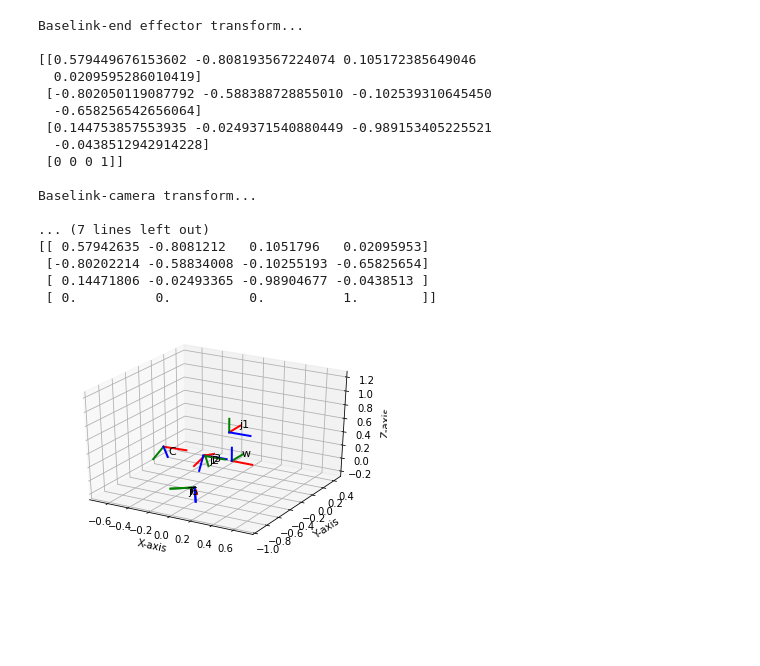
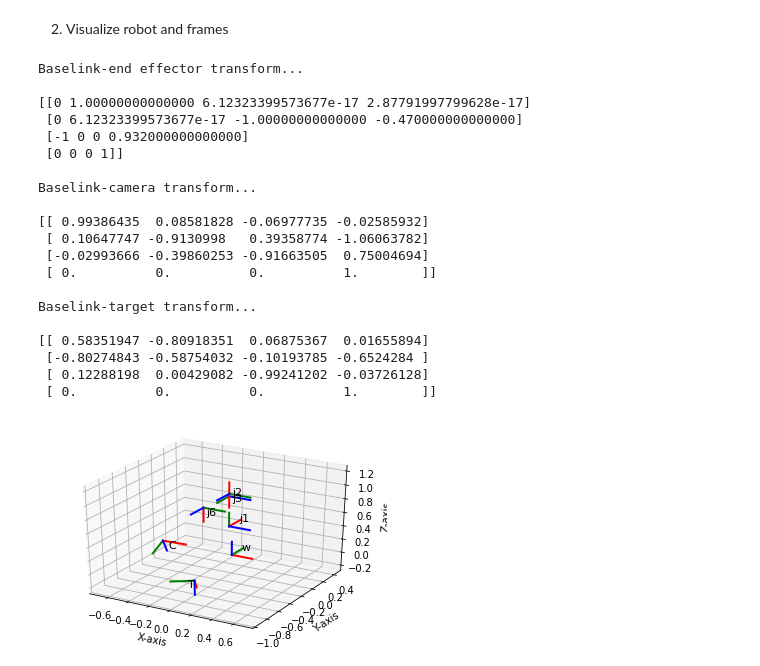
Before and after one commit to MatthiasDR96/vision_based_robot_picking, a Jupyter notebook: visualize_transforms.ipynb, the cells around one changed output. Saved outputs shown, nothing was run; the diff lists cells and outputs as text; code cells hidden in the pictures; blank space fills up the shorter version.

```diff
--- a/visualize_transforms.ipynb
+++ b/visualize_transforms.ipynb
@@ -13,25 +8,30 @@ pos_inv = inverse_kinematics(target, [0, 0, 0, 0, 0, 0])
+# %% [markdown]
+2. Visualize robot and frames
 # %%
 # Robot position in joint space
 pos = [-pi/2, 0, 0, 0, 0, 0]
 # %%
 # Visualize transform
-visualize(pos_inv)
+visualize(pos)
 # %% [output]
 Baselink-end effector transform...
 
-[[0.579449676153602 -0.808193567224074 0.105172385649046
-  0.0209595286010419]
- [-0.802050119087792 -0.588388728855010 -0.102539310645450
-  -0.658256542656064]
- [0.144753857553935 -0.0249371540880449 -0.989153405225521
-  -0.0438512942914228]
+[[0 1.00000000000000 6.12323399573677e-17 2.87791997799628e-17]
+ [0 6.12323399573677e-17 -1.00000000000000 -0.470000000000000]
+ [-1 0 0 0.932000000000000]
  [0 0 0 1]]
 
 Baselink-camera transform...
 
-... (7 lines left out)
-[[ 0.57942635 -0.8081212   0.1051796   0.02095953]
- [-0.80202214 -0.58834008 -0.10255193 -0.65825654]
- [ 0.14471806 -0.02493365 -0.98904677 -0.0438513 ]
+[[ 0.99386435  0.08581828 -0.06977735 -0.02585932]
+ [ 0.10647747 -0.9130998   0.39358774 -1.06063782]
+ [-0.02993666 -0.39860253 -0.91663505  0.75004694]
  [ 0.          0.          0.          1.        ]]
+
+Baselink-target transform...
+
+[[ 0.58351947 -0.80918351  0.06875367  0.01655894]
+ [-0.80274843 -0.58754032 -0.10193785 -0.6524284 ]
+ [ 0.12288198  0.00429082 -0.99241202 -0.03726128]
+ [ 0.          0.          0.          1.        ]]
-[figure, old version]
+[figure, new version]
```
Also changed, not shown: parts of 3 cells of this notebook, 14 other files.
